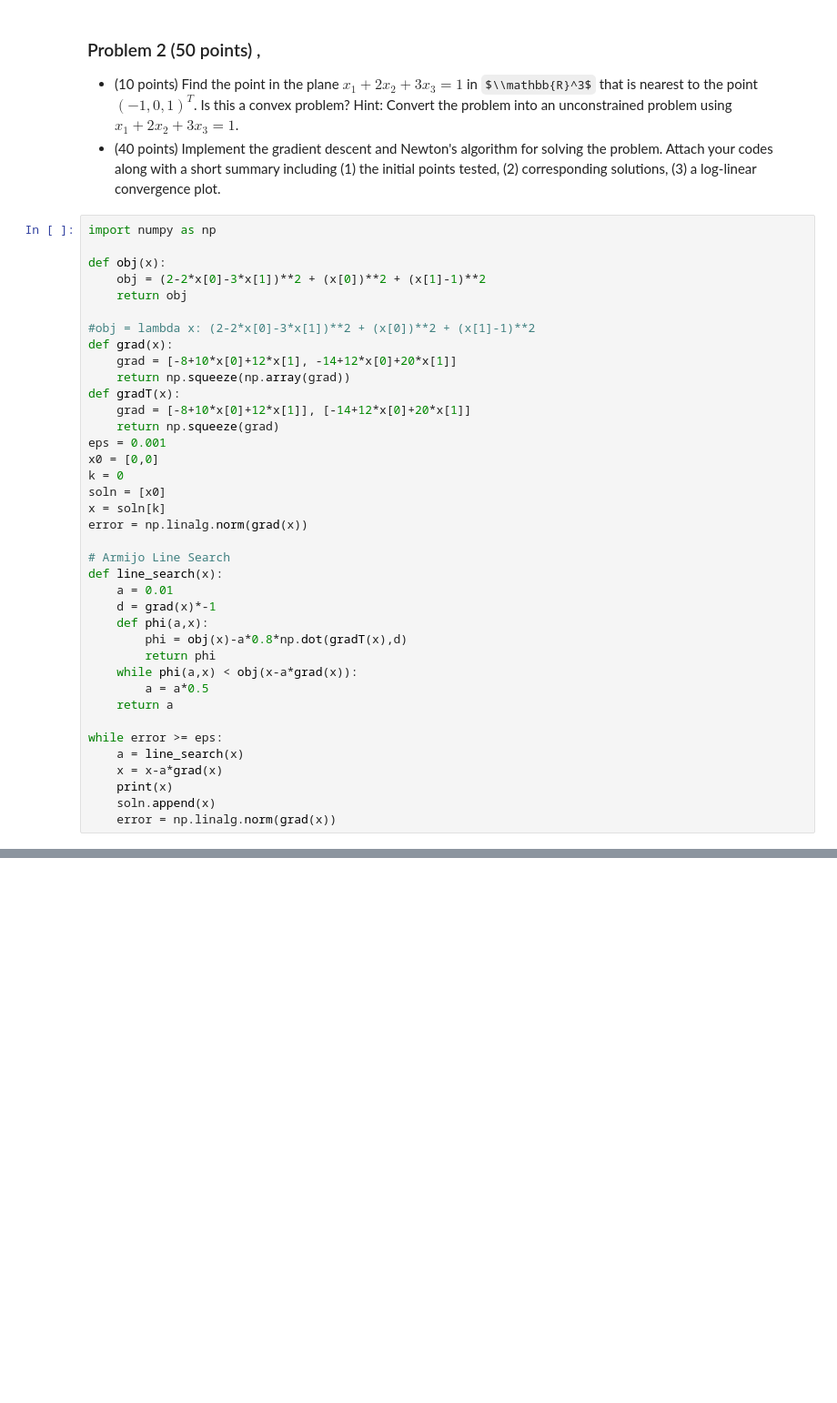
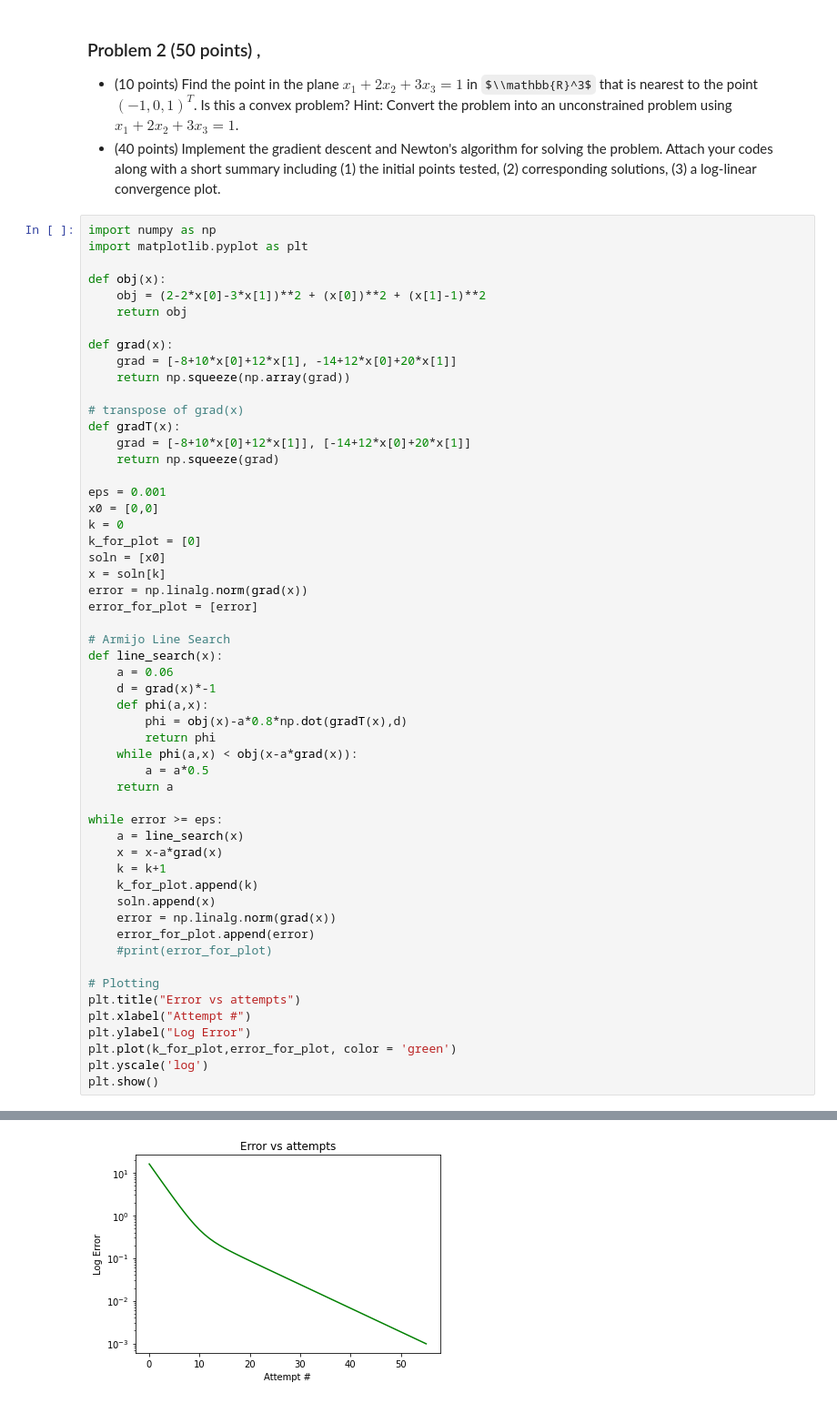
Before and after one commit to StevenCarlson91/HW2, a Jupyter notebook: Untitled.ipynb, the cells around one changed output, grey strips where cells are left out. Shown at 91% size. Cells and saved outputs as stored; diff of their text form; some formulas as TeX source; blank space fills up the shorter version.

```diff
--- a/Untitled.ipynb
+++ b/Untitled.ipynb
@@ -14,28 +14,33 @@ is a saddle (with indefinite Hessian). Find the directions of downslopes away fr
 * (40 points) Implement the gradient descent and Newton's algorithm for solving the problem. Attach your codes along with a short summary including (1) the initial points tested, (2) corresponding solutions, (3) a log-linear convergence plot.
 # %%
 import numpy as np
+import matplotlib.pyplot as plt
 
 def obj(x):
     obj = (2-2*x[0]-3*x[1])**2 + (x[0])**2 + (x[1]-1)**2
     return obj
 
-#obj = lambda x: (2-2*x[0]-3*x[1])**2 + (x[0])**2 + (x[1]-1)**2
 def grad(x):
     grad = [-8+10*x[0]+12*x[1], -14+12*x[0]+20*x[1]]
     return np.squeeze(np.array(grad))
+
+# transpose of grad(x)
 def gradT(x):
     grad = [-8+10*x[0]+12*x[1]], [-14+12*x[0]+20*x[1]]
     return np.squeeze(grad)
+
 eps = 0.001
 x0 = [0,0]
 k = 0
+k_for_plot = [0]
 soln = [x0]
 x = soln[k]
 error = np.linalg.norm(grad(x))
+error_for_plot = [error]
 
 # Armijo Line Search
 def line_search(x):
-    a = 0.01
+    a = 0.06
     d = grad(x)*-1
     def phi(a,x):
         phi = obj(x)-a*0.8*np.dot(gradT(x),d)
@@ -47,7 +52,18 @@ def line_search(x):
 while error >= eps:
     a = line_search(x)
     x = x-a*grad(x)
-    print(x)
+    k = k+1
+    k_for_plot.append(k)
     soln.append(x)
     error = np.linalg.norm(grad(x))
+    error_for_plot.append(error)
+    #print(error_for_plot)
+
+# Plotting
+plt.title("Error vs attempts")
+plt.xlabel("Attempt #")
+plt.ylabel("Log Error")
+plt.plot(k_for_plot,error_for_plot, color = 'green')
+plt.yscale('log')
+plt.show()
 # %% [output]
@@ -70,0 +70 @@ while error >= eps:
+[figure, added]
```
Also changed, not shown: parts of 1 cell of this notebook.
